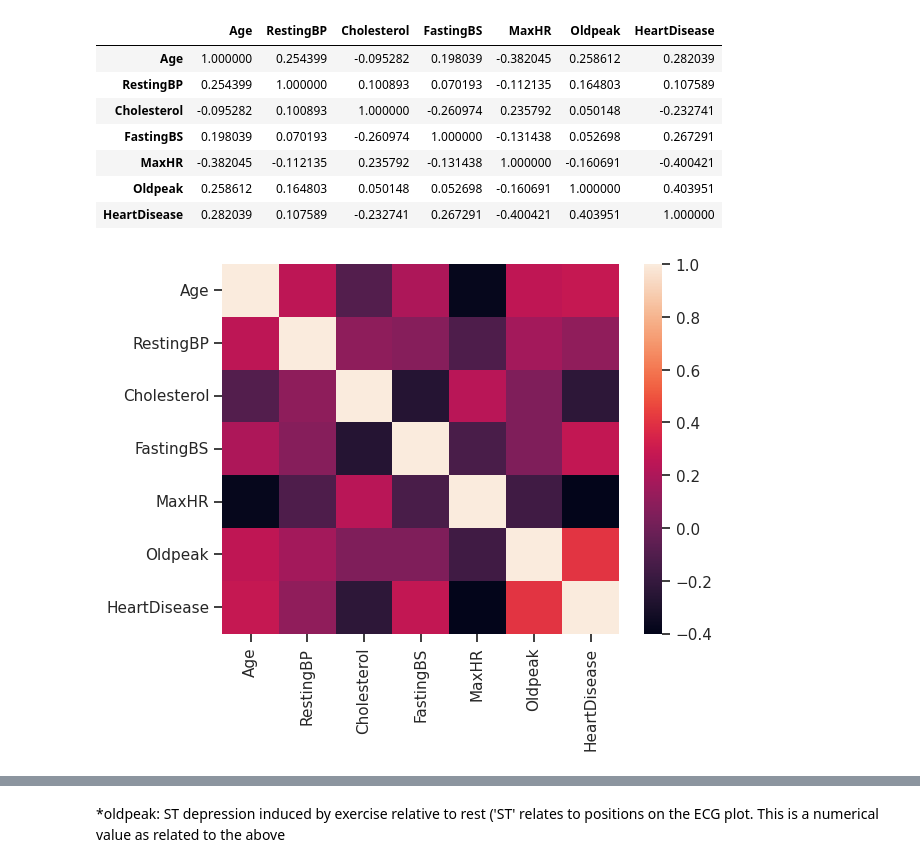
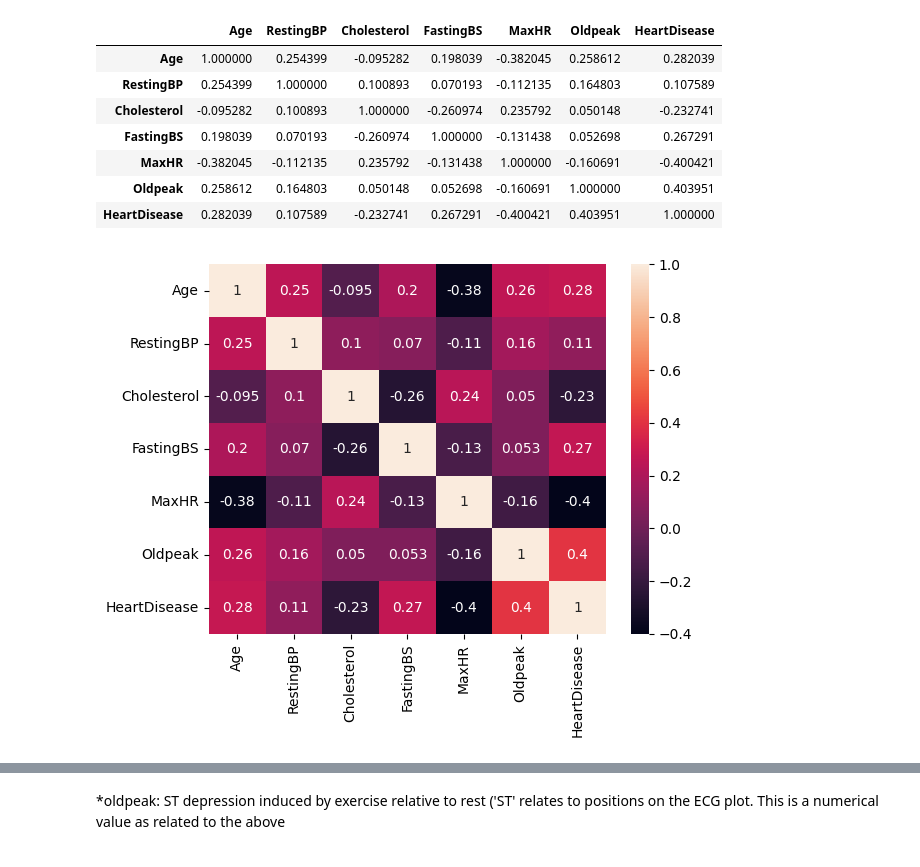
Before and after one commit to PaulLipska/Coding_Dojo_Project_2, a Jupyter notebook: Project2_Part_1.ipynb, the cells around one changed output, grey strips where cells are left out. Drawn from its saved outputs; the diff is of its cells as text; code cells hidden in the pictures.

```diff
--- a/Project2_Part_1.ipynb
+++ b/Project2_Part_1.ipynb
@@ -360,6 +360,6 @@ df_ml.corr()
 | Oldpeak | 0.258612 | 0.164803 | 0.050148 | 0.052698 | -0.160691 | 1.000000 | 0.403951 |
 | HeartDisease | 0.282039 | 0.107589 | -0.232741 | 0.267291 | -0.400421 | 0.403951 | 1.000000 |
 # %%
-sns.heatmap(df_ml.corr());
+sns.heatmap(df_ml.corr(), annot = True);
 # %% [output]
-[figure, old version]
+[figure, new version]
```
Also changed, not shown: parts of 8 cells of this notebook.
